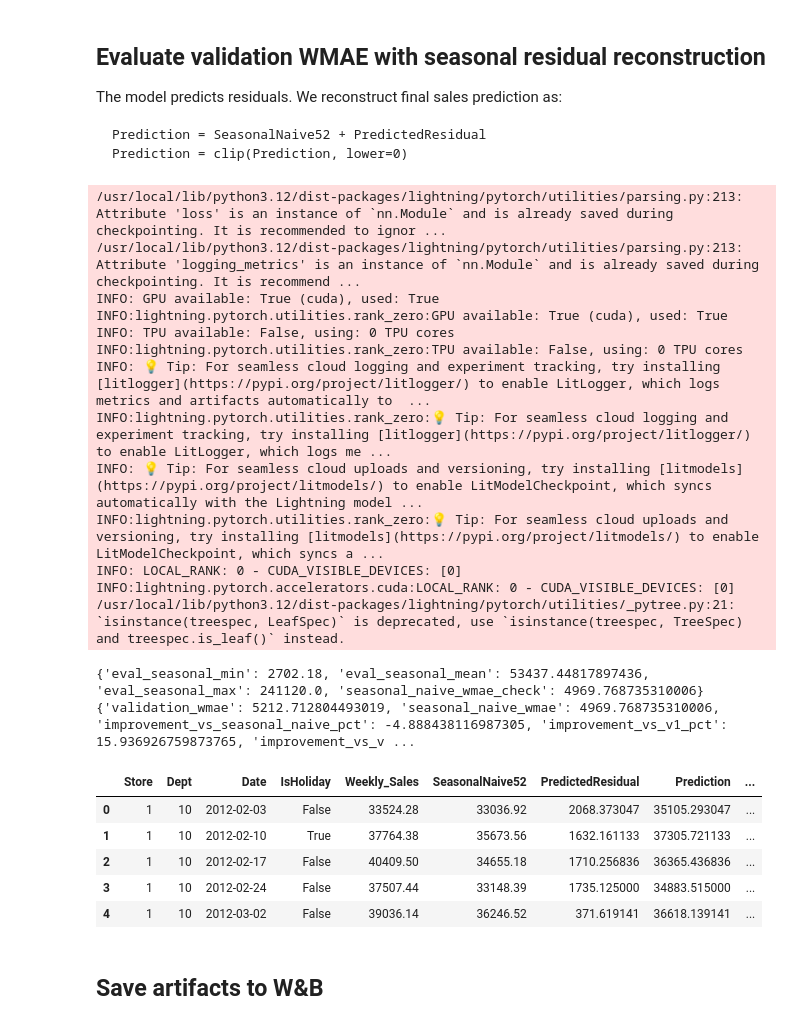
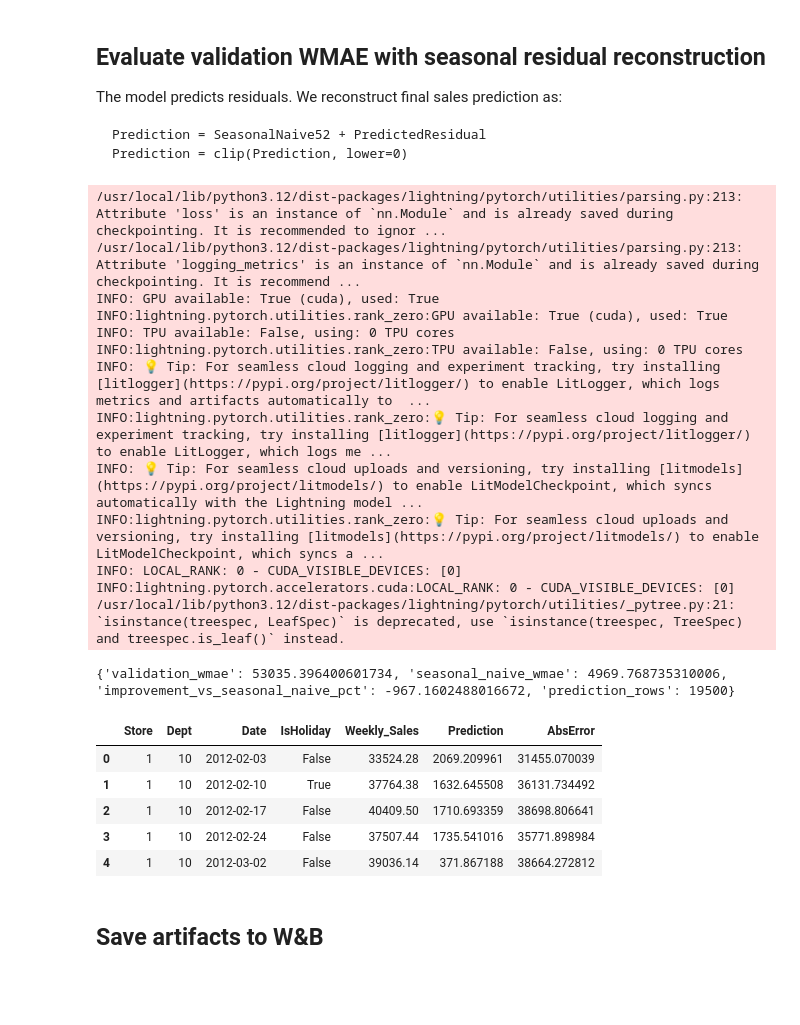
Before and after one commit to MLfinal/Walmart-Recruiting---Store-Sales-Forecasting, a Jupyter notebook: models/deep_learning/tft/model_experiment_TFT.ipynb, the cells around one changed output. Saved outputs shown, nothing was run; the diff lists cells and outputs as text; code cells hidden in the pictures; blank space fills up the shorter version.

Commit message:
ran of v4 where i modifyied evaluation

```diff
--- a/models/deep_learning/tft/model_experiment_TFT.ipynb
+++ b/models/deep_learning/tft/model_experiment_TFT.ipynb
@@ -522,30 +522,14 @@ prediction = best_tft.predict(
     return_y=True,
     trainer_kwargs={'accelerator': 'gpu' if torch.cuda.is_available() else 'cpu', 'devices': 1},
 )
-pred_residual = prediction.output.detach().cpu().numpy() if torch.is_tensor(prediction.output) else np.asarray(prediction.output)
+pred_values = prediction.output.detach().cpu().numpy() if torch.is_tensor(prediction.output) else np.asarray(prediction.output)
 index_df = prediction.index.reset_index(drop=True).copy()
-if pred_residual.ndim == 3:
-    pred_residual = pred_residual[..., 0]
-if pred_residual.shape[1] != CONFIG['validation_weeks']:
-    raise ValueError(f"Expected prediction horizon {CONFIG['validation_weeks']}, got {pred_residual.shape}")
+if pred_values.ndim == 3:
+    pred_values = pred_values[..., 0]
+if pred_values.shape[1] != CONFIG['validation_weeks']:
+    raise ValueError(f"Expected prediction horizon {CONFIG['validation_weeks']}, got {pred_values.shape}")
 
 actual_lookup = sales_panel.copy()
-seasonal_lookup = (
-    seasonal_lookup_long
-    .pivot_table(index=['Store', 'Dept'], columns='Date', values=SEASONAL_COL, aggfunc='first')
-    .reindex(index=sales_panel.index, columns=all_train_dates)
-    .fillna(0.0)
-)
-validation_seasonal_matrix = seasonal_lookup.loc[:, val_dates].to_numpy(dtype=float)
-print({
-    'eval_seasonal_min': float(np.min(validation_seasonal_matrix)),
-    'eval_seasonal_mean': float(np.mean(validation_seasonal_matrix)),
-    'eval_seasonal_max': float(np.max(validation_seasonal_matrix)),
-    'seasonal_naive_wmae_check': float(seasonal_naive_wmae),
-})
-if float(np.mean(validation_seasonal_matrix)) <= 0:
-    raise ValueError('Evaluation seasonal baseline is zero; refusing invalid residual evaluation.')
-
 records = []
 for row_idx, row in index_df.iterrows():
     store = int(row['Store'])
@@ -554,9 +538,7 @@ for row_idx, row in index_df.iterrows():
         continue
     for horizon_idx, date in enumerate(val_dates):
         actual = float(actual_lookup.loc[(store, dept), date])
-        seasonal_base = float(seasonal_lookup.loc[(store, dept), date])
-        residual_pred = float(pred_residual[row_idx, horizon_idx])
-        pred = float(max(seasonal_base + residual_pred, 0.0))
+        pred = float(max(pred_values[row_idx, horizon_idx], 0.0))
         is_holiday = bool(holiday_by_date.loc[date])
         records.append({
             'Store': store,
@@ -564,8 +546,6 @@ for row_idx, row in index_df.iterrows():
             'Date': pd.Timestamp(date),
             'IsHoliday': is_holiday,
             'Weekly_Sales': actual,
-            'SeasonalNaive52': seasonal_base,
-            'PredictedResidual': residual_pred,
             'Prediction': pred,
             'AbsError': abs(actual - pred),
         })
@@ -575,51 +555,42 @@ if val_pred_df.empty:
 
 validation_wmae = wmae(val_pred_df['Weekly_Sales'], val_pred_df['Prediction'], val_pred_df['IsHoliday'], CONFIG['holiday_weight'])
 improvement_vs_seasonal = 100.0 * (seasonal_naive_wmae - validation_wmae) / seasonal_naive_wmae
-improvement_vs_v1 = 100.0 * (CONFIG['v1_top500_wmae'] - validation_wmae) / CONFIG['v1_top500_wmae']
-improvement_vs_v2 = 100.0 * (CONFIG['v2_top500_wmae'] - validation_wmae) / CONFIG['v2_top500_wmae']
 print({
     'validation_wmae': validation_wmae,
     'seasonal_naive_wmae': seasonal_naive_wmae,
     'improvement_vs_seasonal_naive_pct': improvement_vs_seasonal,
-    'improvement_vs_v1_pct': improvement_vs_v1,
-    'improvement_vs_v2_pct': improvement_vs_v2,
     'prediction_rows': len(val_pred_df),
 })
 run.summary['best_validation_wmae'] = float(validation_wmae)
 run.summary['seasonal_naive_wmae'] = float(seasonal_naive_wmae)
 run.summary['best_improvement_vs_seasonal_naive_pct'] = float(improvement_vs_seasonal)
-run.summary['improvement_vs_v1_pct'] = float(improvement_vs_v1)
-run.summary['improvement_vs_v2_pct'] = float(improvement_vs_v2)
 wandb.log({
     'validation/wmae': float(validation_wmae),
     'validation/seasonal_naive_wmae': float(seasonal_naive_wmae),
     'validation/improvement_vs_seasonal_naive_pct': float(improvement_vs_seasonal),
-    'validation/improvement_vs_v1_pct': float(improvement_vs_v1),
-    'validation/improvement_vs_v2_pct': float(improvement_vs_v2),
 })
 display(val_pred_df.head())
 # %% [output]
 /usr/local/lib/python3.12/dist-packages/lightning/pytorch/utilities/parsing.py:213: Attribute 'loss' is an instance of `nn.Module` and is already saved during checkpointing. It is recommended to ignor ...
 /usr/local/lib/python3.12/dist-packages/lightning/pytorch/utilities/parsing.py:213: Attribute 'logging_metrics' is an instance of `nn.Module` and is already saved during checkpointing. It is recommend ...
 INFO: GPU available: True (cuda), used: True
 INFO:lightning.pytorch.utilities.rank_zero:GPU available: True (cuda), used: True
 INFO: TPU available: False, using: 0 TPU cores
 INFO:lightning.pytorch.utilities.rank_zero:TPU available: False, using: 0 TPU cores
 INFO: 💡 Tip: For seamless cloud logging and experiment tracking, try installing [litlogger](https://pypi.org/project/litlogger/) to enable LitLogger, which logs metrics and artifacts automatically to  ...
 INFO:lightning.pytorch.utilities.rank_zero:💡 Tip: For seamless cloud logging and experiment tracking, try installing [litlogger](https://pypi.org/project/litlogger/) to enable LitLogger, which logs me ...
 INFO: 💡 Tip: For seamless cloud uploads and versioning, try installing [litmodels](https://pypi.org/project/litmodels/) to enable LitModelCheckpoint, which syncs automatically with the Lightning model ...
 INFO:lightning.pytorch.utilities.rank_zero:💡 Tip: For seamless cloud uploads and versioning, try installing [litmodels](https://pypi.org/project/litmodels/) to enable LitModelCheckpoint, which syncs a ...
 INFO: LOCAL_RANK: 0 - CUDA_VISIBLE_DEVICES: [0]
 INFO:lightning.pytorch.accelerators.cuda:LOCAL_RANK: 0 - CUDA_VISIBLE_DEVICES: [0]
 /usr/local/lib/python3.12/dist-packages/lightning/pytorch/utilities/_pytree.py:21: `isinstance(treespec, LeafSpec)` is deprecated, use `isinstance(treespec, TreeSpec) and treespec.is_leaf()` instead.
-{'eval_seasonal_min': 2702.18, 'eval_seasonal_mean': 53437.44817897436, 'eval_seasonal_max': 241120.0, 'seasonal_naive_wmae_check': 4969.768735310006}
-{'validation_wmae': 5212.712804493019, 'seasonal_naive_wmae': 4969.768735310006, 'improvement_vs_seasonal_naive_pct': -4.888438116987305, 'improvement_vs_v1_pct': 15.936926759873765, 'improvement_vs_v ...
+{'validation_wmae': 53035.396400601734, 'seasonal_naive_wmae': 4969.768735310006, 'improvement_vs_seasonal_naive_pct': -967.1602488016672, 'prediction_rows': 19500}
-|  | Store | Dept | Date | IsHoliday | Weekly_Sales | SeasonalNaive52 | PredictedResidual | Prediction | ... |
-| 0 | 1 | 10 | 2012-02-03 | False | 33524.28 | 33036.92 | 2068.373047 | 35105.293047 | ... |
-| 1 | 1 | 10 | 2012-02-10 | True | 37764.38 | 35673.56 | 1632.161133 | 37305.721133 | ... |
-| 2 | 1 | 10 | 2012-02-17 | False | 40409.50 | 34655.18 | 1710.256836 | 36365.436836 | ... |
-| 3 | 1 | 10 | 2012-02-24 | False | 37507.44 | 33148.39 | 1735.125000 | 34883.515000 | ... |
-| 4 | 1 | 10 | 2012-03-02 | False | 39036.14 | 36246.52 | 371.619141 | 36618.139141 | ... |
+|  | Store | Dept | Date | IsHoliday | Weekly_Sales | Prediction | AbsError |
+| 0 | 1 | 10 | 2012-02-03 | False | 33524.28 | 2069.209961 | 31455.070039 |
+| 1 | 1 | 10 | 2012-02-10 | True | 37764.38 | 1632.645508 | 36131.734492 |
+| 2 | 1 | 10 | 2012-02-17 | False | 40409.50 | 1710.693359 | 38698.806641 |
+| 3 | 1 | 10 | 2012-02-24 | False | 37507.44 | 1735.541016 | 35771.898984 |
+| 4 | 1 | 10 | 2012-03-02 | False | 39036.14 | 371.867188 | 38664.272812 |
 # %% [markdown]
 ## Save artifacts to W&B
 # %%
```
Also changed, not shown: parts of 4 cells of this notebook.
